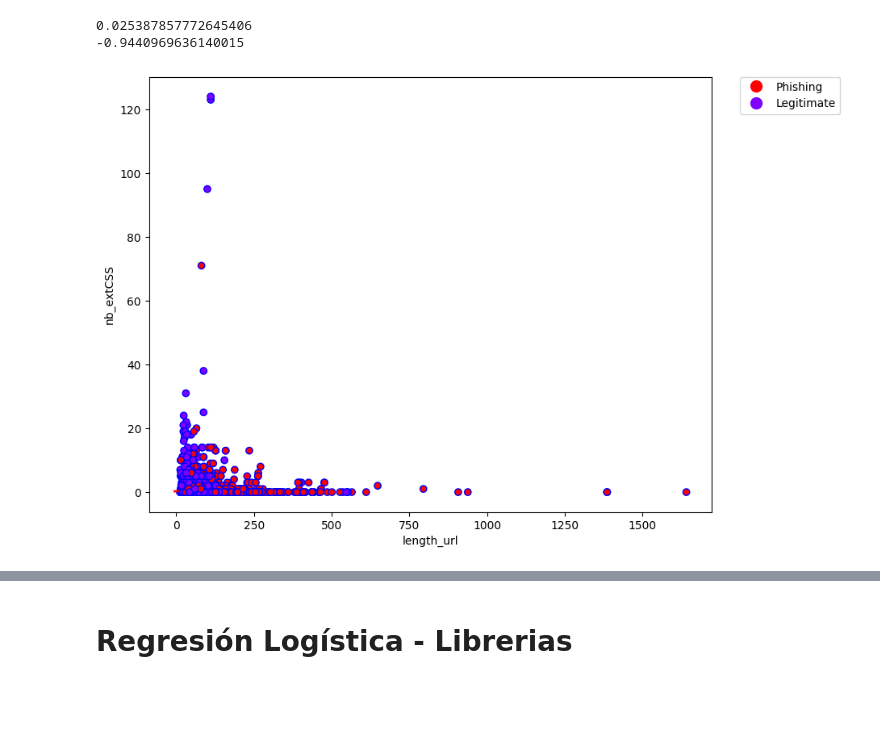
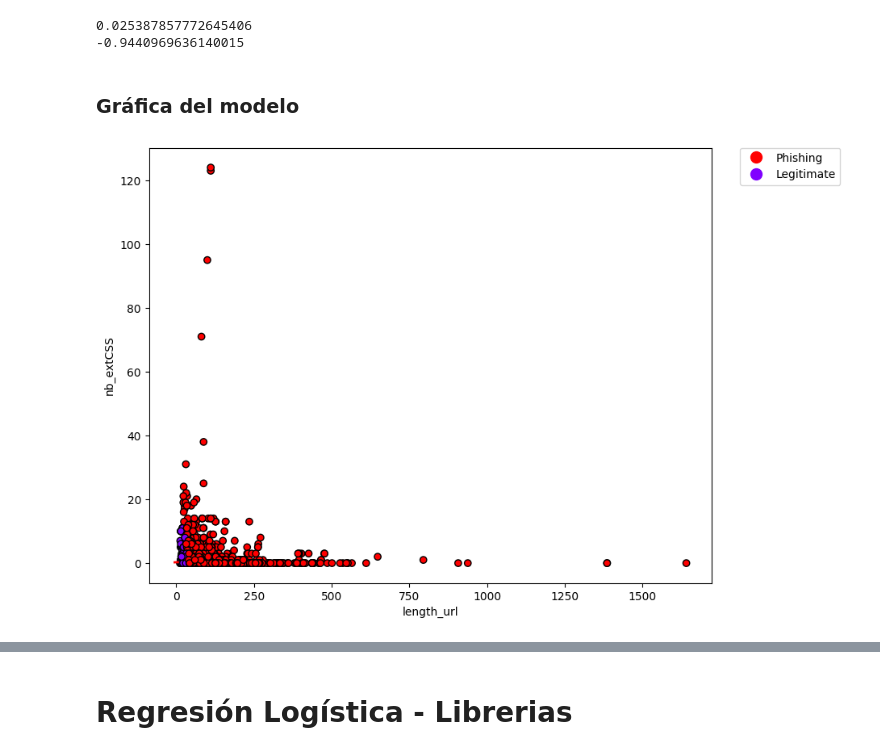
Before and after one commit to angelcast2002/Lab01-IA, a Jupyter notebook: lab01.ipynb, the cells around one changed output, grey strips where cells are left out. Drawn from its saved outputs; the diff is of its cells as text; code cells hidden in the pictures; blank space fills up the shorter version.

Commit message:
task01 finalizada
se justifico el rendimiento y se respondieron las preguntas planteadas entre los modelos

```diff
--- a/lab01.ipynb
+++ b/lab01.ipynb
@@ -137,35 +139,36 @@ print(b)
 # %% [output]
 0.025387857772645406
 -0.9440969636140015
+# %% [markdown]
+### Gráfica del modelo
 # %%
 import numpy as np
 import matplotlib.pyplot as plt
 
 # Graficar la función sigmoide
 x = np.linspace(-5, 5, 1000)
 
 # funcion sigmoide
 sig = 1 / (1 + np.exp(-(x*w+b)))
 
 # configurar el tamaño de la figura
 plt.figure(figsize = (9, 7))
 
 # trazar la función sigmoide
 plt.plot(x, sig, 'r', linewidth = 2, label='sigmoide')
 
 # agregamos los puntos.
-scatter = plt.scatter(gradiente["datosX1"], gradiente["datosX2"], c=gradiente['datosY'], cmap='rainbow', edgecolors='b')
+scatter = plt.scatter(gradiente["datosX1"], gradiente["datosX2"], c=gradiente['sigmoide'].round(), cmap='rainbow', edgecolors='black')
 
-# Create a custom legend
 labels = ["Phishing", "Legitimate"]
-colors = [scatter.cmap(scatter.norm(1)), scatter.cmap(scatter.norm(0))]  # Adjust these values depending on your colormap
+colors = [scatter.cmap(scatter.norm(1)), scatter.cmap(scatter.norm(0))]
 patches = [plt.plot([],[], marker="o", ms=10, ls="", mec=None, color=colors[i],
             label="{:s}".format(labels[i]) )[0]  for i in range(len(labels))]
 plt.legend(handles=patches, bbox_to_anchor=(1.05, 1), loc=2, borderaxespad=0. )
 
 # configuraciones extra:
 plt.xlabel('length_url')
 plt.ylabel('nb_extCSS')
 plt.show()
 # %% [output]
-[figure, old version]
+[figure, new version]
```
Also changed, not shown: parts of 13 cells of this notebook.
